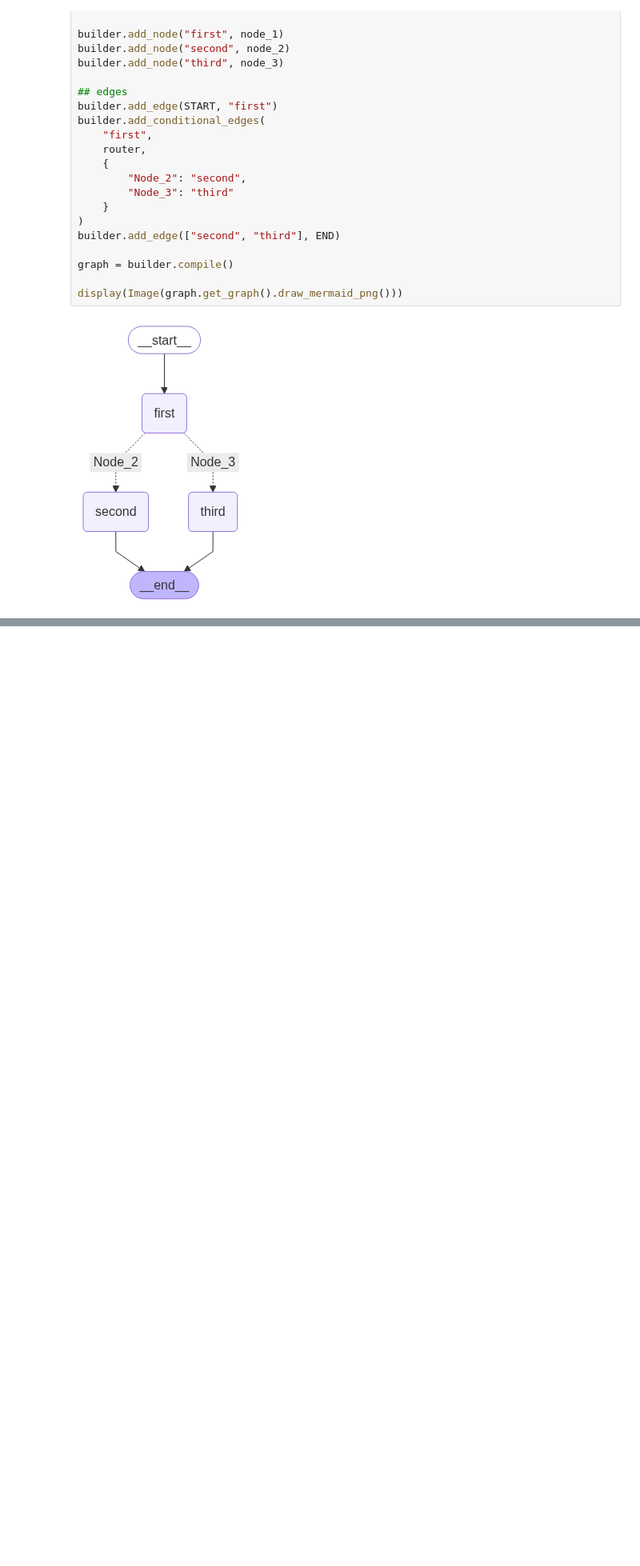
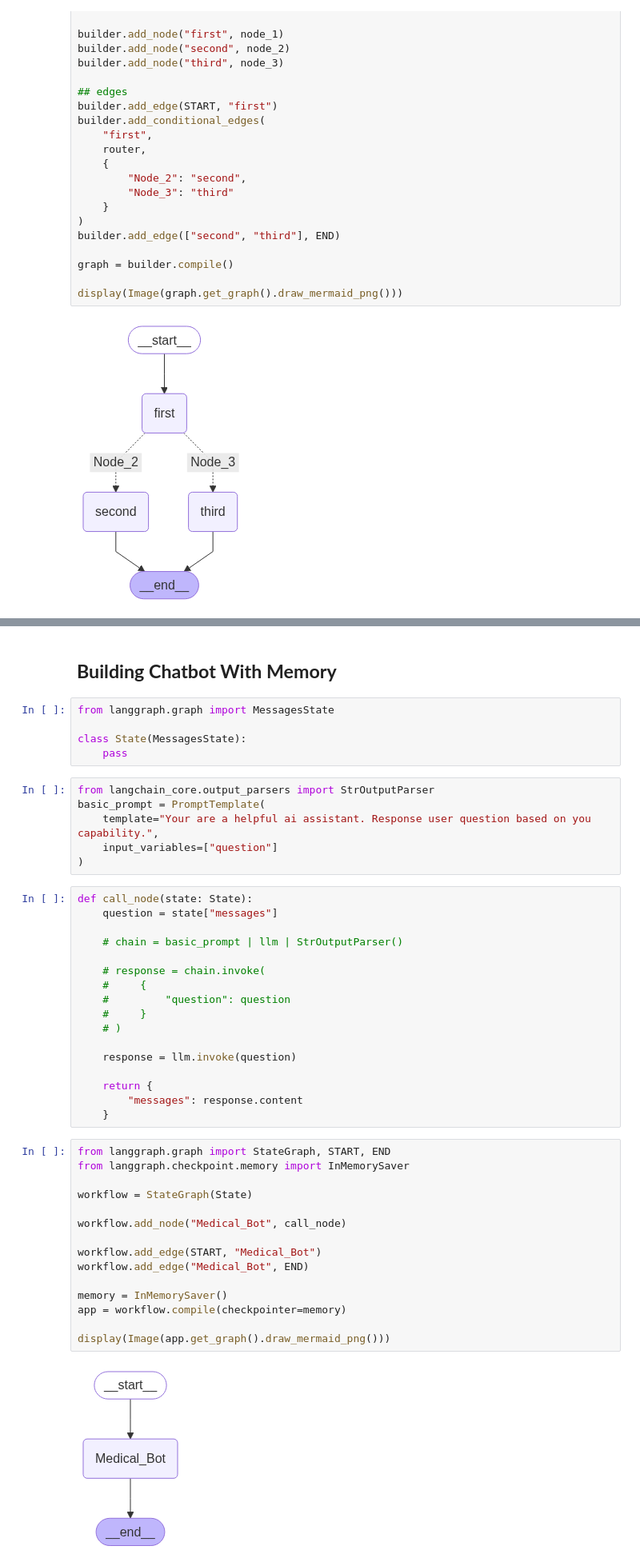
Before and after one commit to MDalamin5/Agentic-Ai-Journey-with-HuggingFace-and-LangChain-Academy-Course, a Jupyter notebook: ReACT-Agent-Intro/notebook.ipynb, the cells around one changed output, grey strips where cells are left out. Shown: that part at 80% size. Saved outputs shown, nothing was run; the diff lists cells and outputs as text; blank space fills up the shorter version.

Commit message:
basics graph building done

```diff
--- a/ReACT-Agent-Intro/notebook.ipynb
+++ b/ReACT-Agent-Intro/notebook.ipynb
@@ -210,0 +212,47 @@ graph.invoke(
+# %% [markdown]
+## **Building Chatbot With Memory**
+# %%
+from langgraph.graph import MessagesState
+
+class State(MessagesState):
+    pass
+# %%
+from langchain_core.output_parsers import StrOutputParser
+basic_prompt = PromptTemplate(
+    template="Your are a helpful ai assistant. Response user question based on you capability.",
+    input_variables=["question"]
+)
+# %%
+def call_node(state: State):
+    question = state["messages"]
+
+    # chain = basic_prompt | llm | StrOutputParser()
+
+    # response = chain.invoke(
+    #     {
+    #         "question": question
+    #     }
+    # )
+
+    response = llm.invoke(question)
+
+    return {
+        "messages": response.content
+    }
+# %%
+from langgraph.graph import StateGraph, START, END
+from langgraph.checkpoint.memory import InMemorySaver
+
+workflow = StateGraph(State)
+
+workflow.add_node("Medical_Bot", call_node)
+
+workflow.add_edge(START, "Medical_Bot")
+workflow.add_edge("Medical_Bot", END)
+
+memory = InMemorySaver()
+app = workflow.compile(checkpointer=memory)
+
+display(Image(app.get_graph().draw_mermaid_png()))
+# %% [output]
+[figure, added]
```
Also changed, not shown: parts of 7 cells of this notebook.
